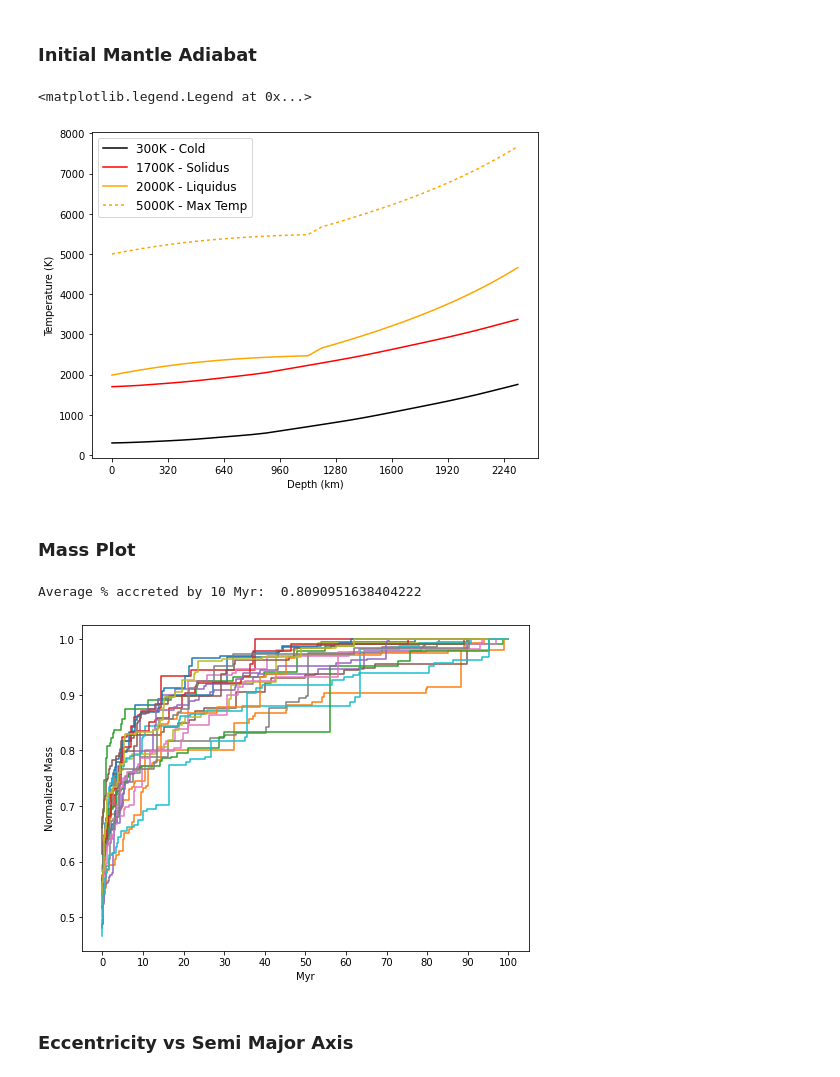
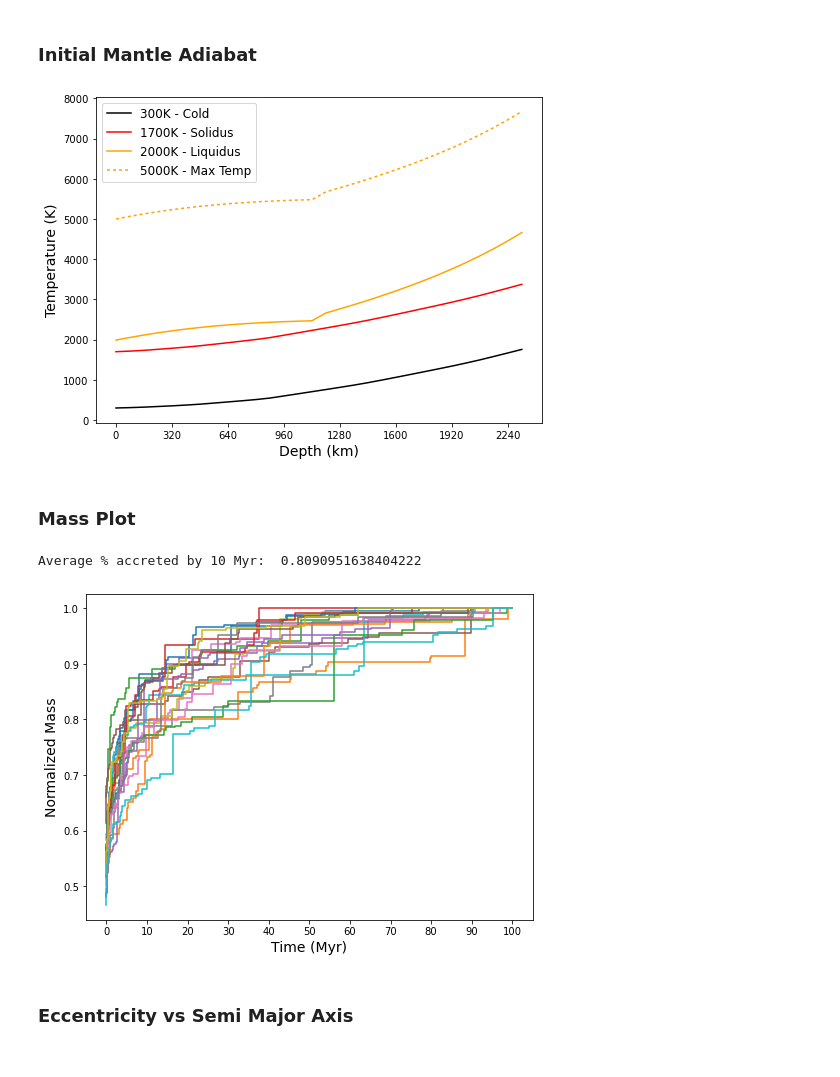
Before and after one commit to HunterNotGatherer/Magma-Oceans, a Jupyter notebook: ____TestFiles.ipynb, the cells around one changed output. Saved outputs shown, nothing was run; the diff lists cells and outputs as text; code cells hidden in the pictures.

```diff
--- a/____TestFiles.ipynb
+++ b/____TestFiles.ipynb
@@ -457,7 +457,7 @@ if not os.path.exists('coolData'): os.makedirs('coolData')
 # Load Data and Statistics
 ### Finding Number of Impacts, MOs, Giant Impacts, GI in MO, Avg Depth, and Percent Melt
 # %%
-LoadConstantModel=0
+LoadConstantModel=1
 # %%
 import numpy as np
 from MeltModelJupyter import Model
@@ -634,7 +635,7 @@ import matplotlib.pyplot as plt; plt.close('all')
 Lm=7.18e5
 
 plt.figure('Adiabat',figsize=(8,6))
-plt.ylabel('Temperature (K)'); plt.xlabel('Depth (km)')
+plt.ylabel('Temperature (K)',fontsize=14); plt.xlabel('Depth (km)',fontsize=14)
 plt.xticks([0,4,8,12,16,20,24,28], [0,320,640,960,1280,1600,1920,2240])
 
 m = Model(3.1023287, gamma=0.01, vel=1, entropy0=1100, impact_angle=90); resp = m.run_model()
@@ -645,36 +646,38 @@ plt.plot(m.tmelt[::-1].T[0]/1000,c='orange')
 plt.plot(m.tmelt[::-1].T[0]/1000+(5000-m.tmelt[::-1].T[0,0]/1000),c='orange',linestyle=(0,(2,2)))
 plt.legend(['300K - Cold','1700K - Solidus','2000K - Liquidus']+['5000K - Max Temp'],fontsize=12)
 
-# plt.savefig("plotsAndStats\InitTemp.jpg",dpi=1200)
+# plt.savefig("plotsAndStats\InitTemp.svg",dpi=1200)
+plt.savefig("plotsAndStats\InitTemp.jpg",dpi=1200)
 # %% [output]
-<matplotlib.legend.Legend at 0x...>
-[figure, old version]
+[figure, new version]
 # %% [markdown]
 ### Mass Plot
 # %%
 import numpy as np
 import matplotlib.pyplot as plt; plt.close('all')
 
 # 3.1023287 # init Mass
 
 plt.figure('Mass',figsize=(8,6))
 plt.xticks(np.arange(0,2e8*365,1e7*365),np.arange(0,200,10))
-plt.xlabel('Myr'); plt.ylabel('Normalized Mass')
+plt.xlabel('Time (Myr)',fontsize=14); plt.ylabel('Normalized Mass',fontsize=14)
 acc10myr=np.zeros(20)
 
 for i in range(1,21):
     data = np.array([x.strip().split(',') for x in open("Nakajima_Inputs/AccSim"+str(i))][1:])[:,1:].astype(float)
     massSort = np.insert(data[data[:,0].argsort()][:,2],0,3.1023287); massNorm = massSort/massSort[-1]
     dateSort = np.insert(data[data[:,0].argsort()][:,0],0,0)
     datePlt = np.zeros(2*len(dateSort)); massPlt = np.zeros(2*len(massNorm)); datePlt[::2] = dateSort
     datePlt[1:-1:2] = dateSort[1:]; datePlt[-1] = 100e6*365; massPlt[::2] = massNorm; massPlt[1::2] = massNorm
     plt.plot(datePlt,massPlt)
     acc10myr[i-1]=max(data[data[:,0]<365e7][:,2])/max(data[:,2])
 print('Average % accreted by 10 Myr: ',np.average(acc10myr))
-# plt.savefig('plotsAndStats/massNorm.jpg',dpi=1200)
+
+# plt.savefig('plotsAndStats/massNorm.svg',dpi=1200)
+plt.savefig('plotsAndStats/massNorm.jpg',dpi=1200)
 # %% [output]
 Average % accreted by 10 Myr:  0.8090951638404222
-[figure, old version]
+[figure, new version]
 # %% [markdown]
 ### Eccentricity vs Semi Major Axis
 # %%
```
Also changed, not shown: parts of 10 cells of this notebook.
